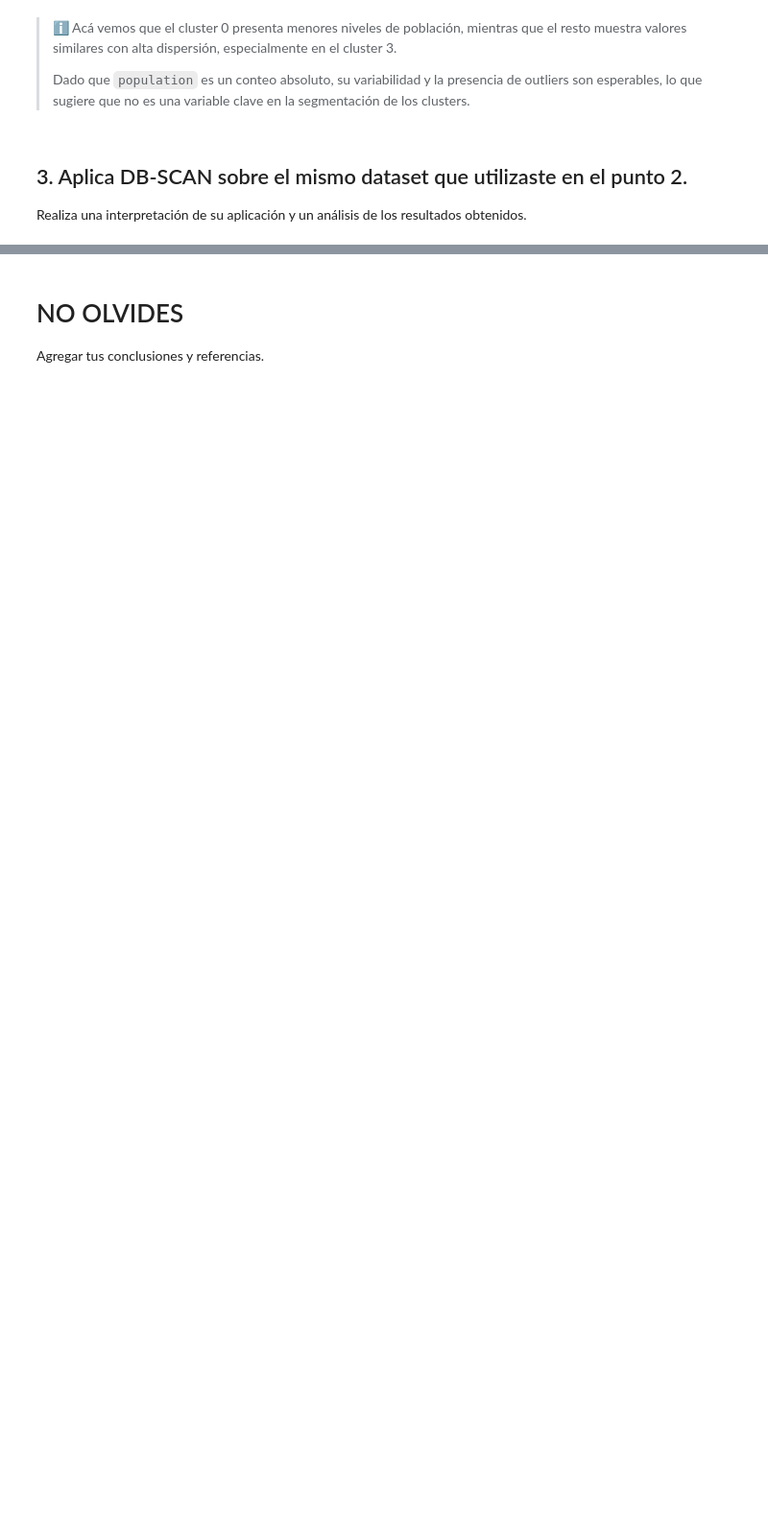
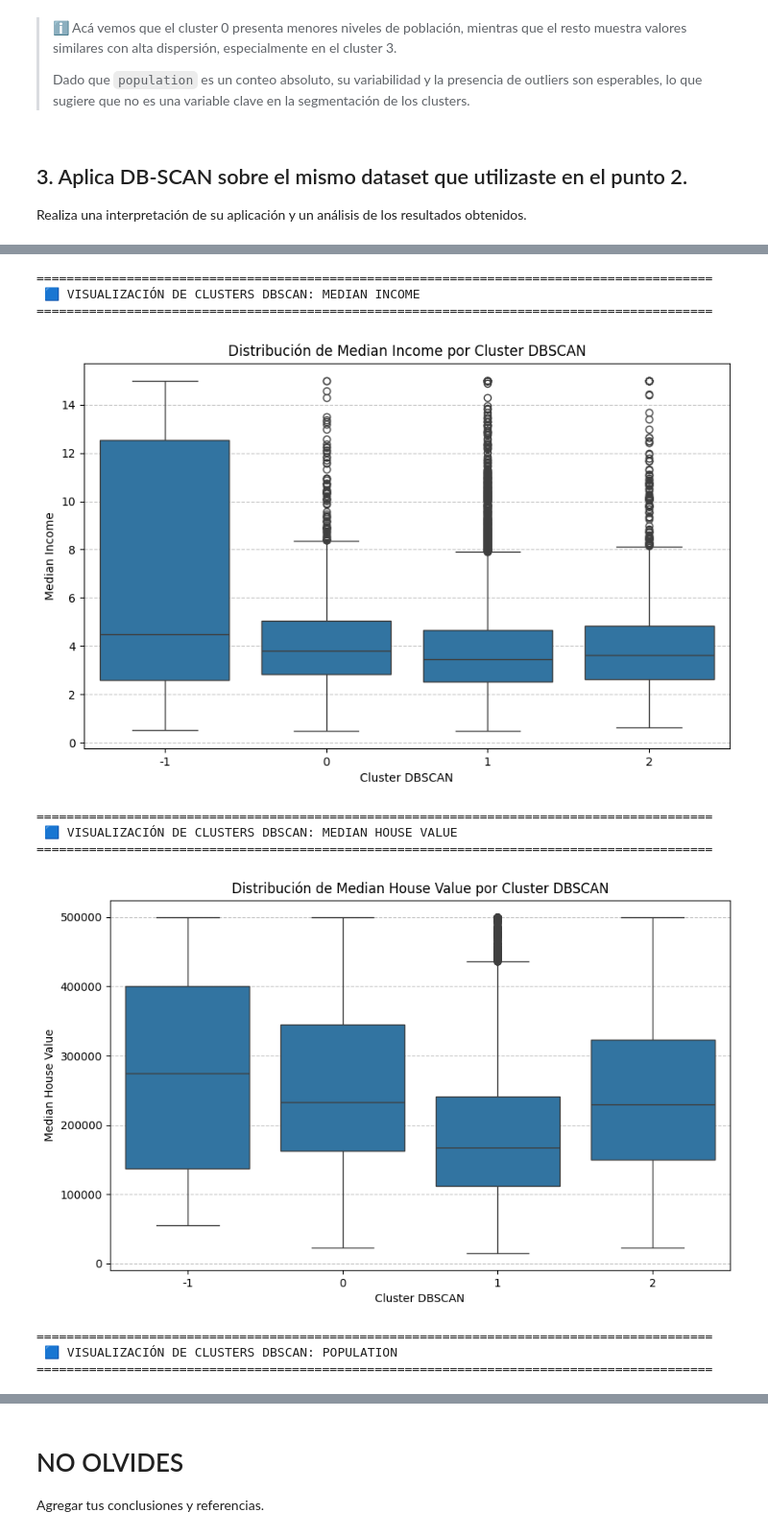
Before and after one commit to fernandolievano/aprendizaje-automatico-1, a Jupyter notebook: TP2_clustering.ipynb, the cells around one changed output, grey strips where cells are left out. Shown at 96% size. Cells and saved outputs as stored; diff of their text form; code cells hidden in the pictures; blank space fills up the shorter version.

```diff
--- a/TP2_clustering.ipynb
+++ b/TP2_clustering.ipynb
@@ -580,0 +728,42 @@ Realiza una interpretación de su aplicación y un análisis de los resultados o
+# %%
+print_heading('Visualización de Clusters DBSCAN: Median Income')
+
+plt.figure(figsize=(10, 6))
+sns.boxplot(x='dbscan_cluster', y='median_income', data=df)
+plt.title('Distribución de Median Income por Cluster DBSCAN')
+plt.xlabel('Cluster DBSCAN')
+plt.ylabel('Median Income')
+plt.grid(axis='y', linestyle='--', alpha=0.7)
+plt.show()
+
+print_heading('Visualización de Clusters DBSCAN: Median House Value')
+
+plt.figure(figsize=(10, 6))
+sns.boxplot(x='dbscan_cluster', y='median_house_value', data=df)
+plt.title('Distribución de Median House Value por Cluster DBSCAN')
+plt.xlabel('Cluster DBSCAN')
+plt.ylabel('Median House Value')
+plt.grid(axis='y', linestyle='--', alpha=0.7)
+plt.show()
+
+print_heading('Visualización de Clusters DBSCAN: Population')
+
+plt.figure(figsize=(10, 6))
+sns.boxplot(x='dbscan_cluster', y='population', data=df)
+plt.title('Distribución de Population por Cluster DBSCAN')
+plt.xlabel('Cluster DBSCAN')
+plt.ylabel('Population')
+plt.grid(axis='y', linestyle='--', alpha=0.7)
+plt.show()
+# %% [output]
+==========================================================================================
+ 🟦 VISUALIZACIÓN DE CLUSTERS DBSCAN: MEDIAN INCOME
+==========================================================================================
+[figure, added]
+==========================================================================================
+ 🟦 VISUALIZACIÓN DE CLUSTERS DBSCAN: MEDIAN HOUSE VALUE
+==========================================================================================
+[figure, added]
+==========================================================================================
+ 🟦 VISUALIZACIÓN DE CLUSTERS DBSCAN: POPULATION
+==========================================================================================
```
Also changed, not shown: parts of 16 cells of this notebook.
